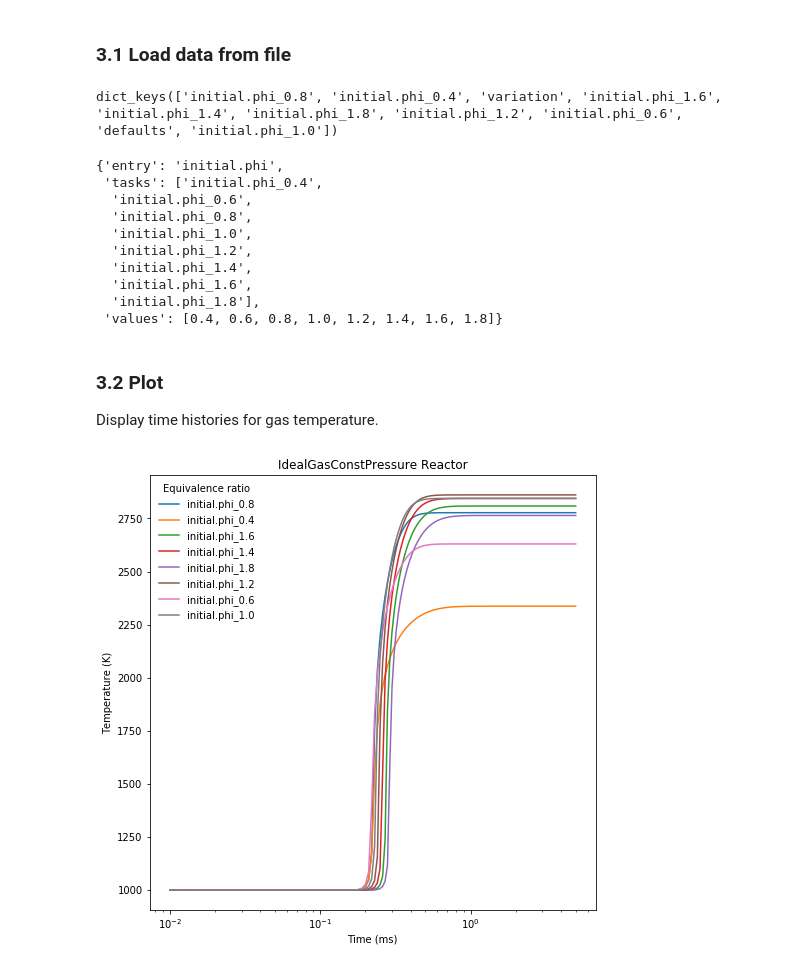
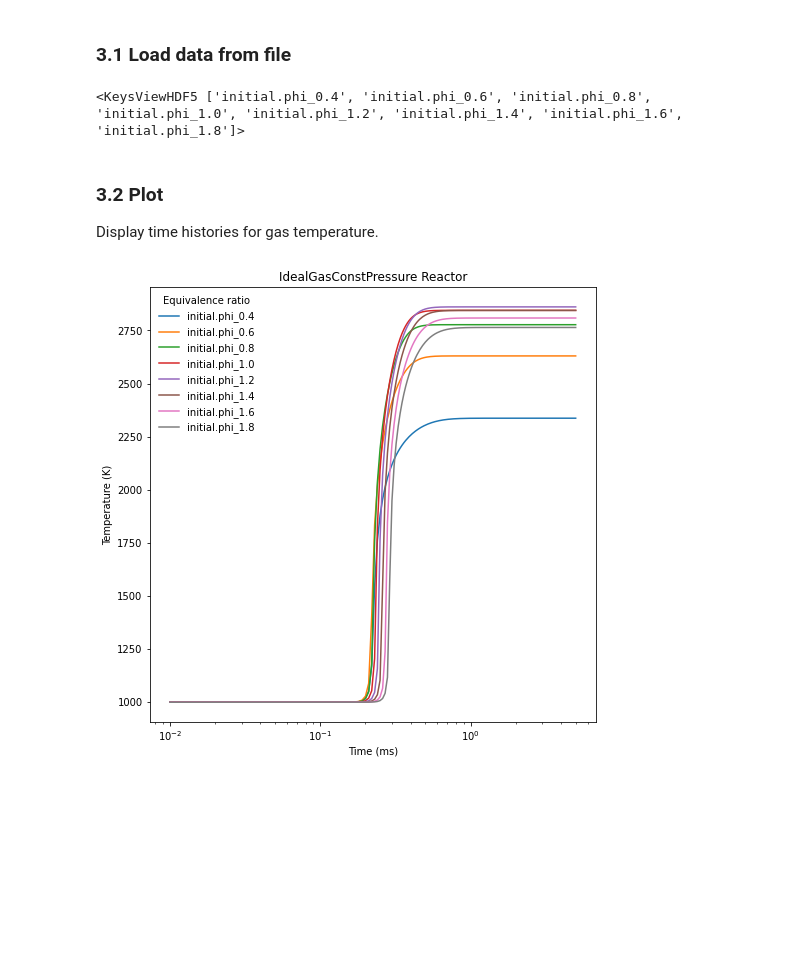
Before and after one commit to microcombustion/ctwrap, a Jupyter notebook: examples/ignition_example.ipynb, the cells around one changed output. Drawn from its saved outputs; the diff is of its cells as text; code cells hidden in the pictures; blank space fills up the shorter version.

```diff
--- a/examples/ignition_example.ipynb
+++ b/examples/ignition_example.ipynb
@@ -69,28 +59,12 @@ True
 ## 3. Create graphical output
 # %% [markdown]
 ### 3.1 Load data from file
-# %%
-# load data from output file
-data = cw.fileio.from_hdf(sh.output_name)
-data.keys()
-# %% [output]
-dict_keys(['initial.phi_0.8', 'initial.phi_0.4', 'variation', 'initial.phi_1.6', 'initial.phi_1.4', 'initial.phi_1.8', 'initial.phi_1.2', 'initial.phi_0.6', 'defaults', 'initial.phi_1.0'])
-# %%
-# eliminate entries containing documentation
-config = data.pop('defaults')
-variation = data.pop('variation')
-variation
-# %% [output]
-{'entry': 'initial.phi',
- 'tasks': ['initial.phi_0.4',
-  'initial.phi_0.6',
-  'initial.phi_0.8',
-  'initial.phi_1.0',
-  'initial.phi_1.2',
-  'initial.phi_1.4',
-  'initial.phi_1.6',
-  'initial.phi_1.8'],
- 'values': [0.4, 0.6, 0.8, 1.0, 1.2, 1.4, 1.6, 1.8]}
+# %%
+data = h5py.File(sh.output_name, 'r')
+# %%
+data.keys()
+# %% [output]
+<KeysViewHDF5 ['initial.phi_0.4', 'initial.phi_0.6', 'initial.phi_0.8', 'initial.phi_1.0', 'initial.phi_1.2', 'initial.phi_1.4', 'initial.phi_1.6', 'initial.phi_1.8']>
 # %% [markdown]
 ### 3.2 Plot
 
@@ -98,24 +72,24 @@ Display time histories for gas temperature.
 # %%
 # create figure and adjust size
 fig, ax = plt.subplots(1)
 fig.set_size_inches(8.,8.)
 
 # plot results
 for f, key in enumerate(data):
     df = data[key]
-    ax.semilogx(1000*df['t (s)'],df['T (K)'],color=col[f],label=key)
+    ax.semilogx(1000*df['t'][:],df['T'][:],color=col[f],label=key)
 
 # add title/axis labels
 ax.set_title(r'IdealGasConstPressure Reactor')
 ax.set_xlabel('Time (ms)')
 ax.set_ylabel('Temperature (K)')
 
 # add legend
 leg = ax.legend(loc='upper left',#prop={'size':11},
                 title='Equivalence ratio') # % mech)
 leg.draw_frame(False)
 
 # show and save
 plt.show()
 # %% [output]
-[figure, old version]
+[figure, new version]
```
Also changed, not shown: parts of 4 cells of this notebook, 13 other files.
